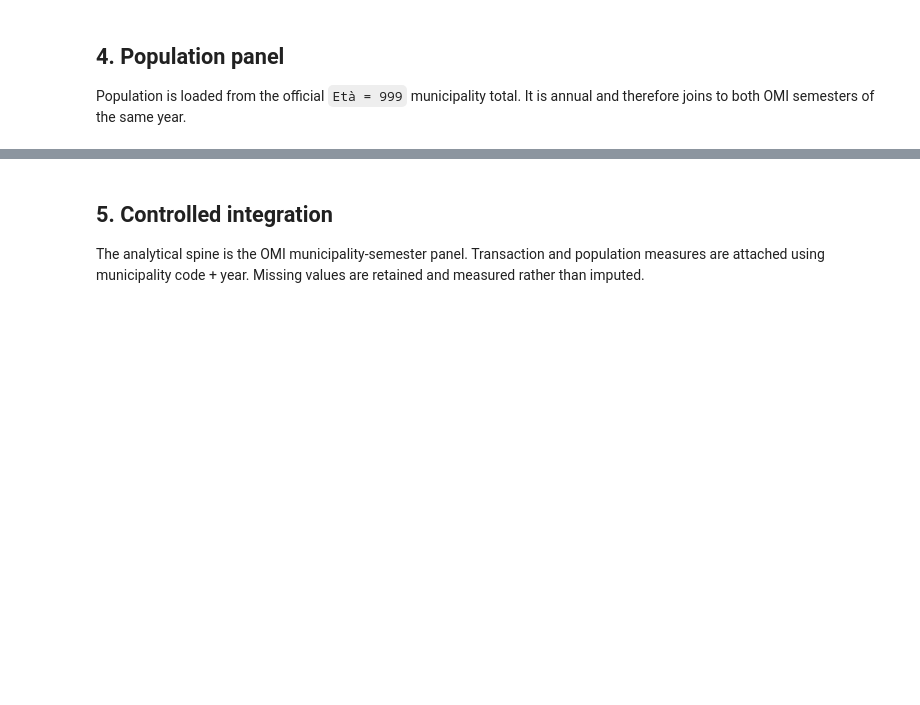
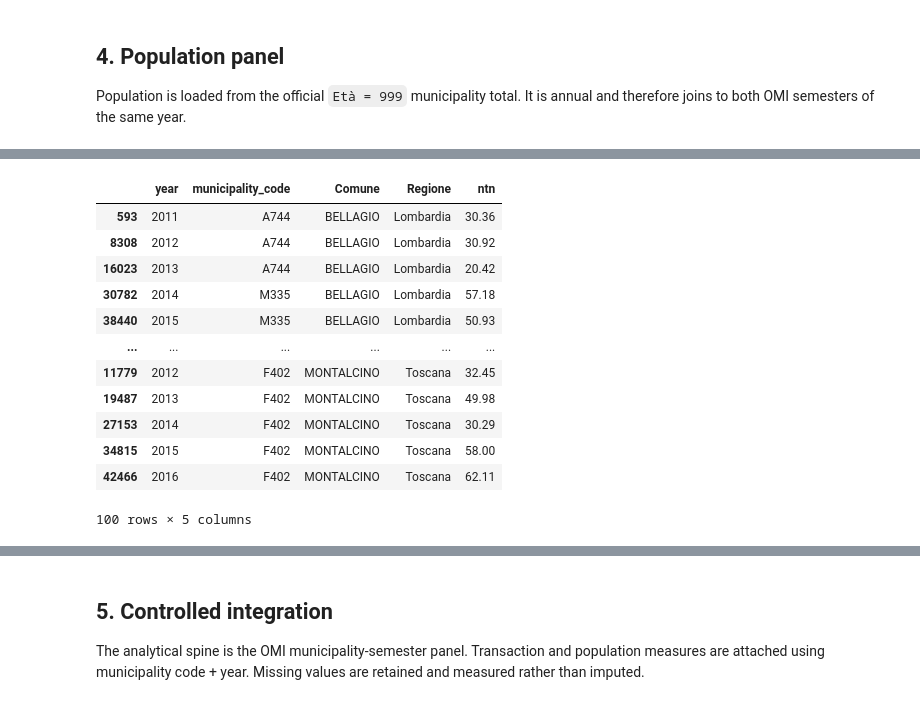
Before and after one commit to danielematix67-boop/italian-real-estate-analysis, a Jupyter notebook: notebooks/04_market_dynamics_integration.ipynb, the cells around one changed output, grey strips where cells are left out. Saved outputs shown, nothing was run; the diff lists cells and outputs as text; code cells hidden in the pictures; blank space fills up the shorter version.

```diff
--- a/notebooks/04_market_dynamics_integration.ipynb
+++ b/notebooks/04_market_dynamics_integration.ipynb
@@ -168,0 +884,32 @@ display(population.head())
+# %%
+ambiguous_codes = (
+    transaction_names
+    .groupby(['Comune', 'Regione'])
+    .filter(lambda x: x['municipality_code'].nunique() > 1)
+    ['municipality_code']
+    .unique()
+)
+
+display(
+    transactions[
+        transactions['municipality_code'].isin(ambiguous_codes)
+    ][
+        ['year', 'municipality_code', 'Comune', 'Regione', 'ntn']
+    ]
+    .sort_values(['Comune', 'year', 'municipality_code'])
+    .head(100)
+)
+# %% [output]
+|  | year | municipality_code | Comune | Regione | ntn |
+| 593 | 2011 | A744 | BELLAGIO | Lombardia | 30.36 |
+| 8308 | 2012 | A744 | BELLAGIO | Lombardia | 30.92 |
+| 16023 | 2013 | A744 | BELLAGIO | Lombardia | 20.42 |
+| 30782 | 2014 | M335 | BELLAGIO | Lombardia | 57.18 |
+| 38440 | 2015 | M335 | BELLAGIO | Lombardia | 50.93 |
+| ... | ... | ... | ... | ... | ... |
+| 11779 | 2012 | F402 | MONTALCINO | Toscana | 32.45 |
+| 19487 | 2013 | F402 | MONTALCINO | Toscana | 49.98 |
+| 27153 | 2014 | F402 | MONTALCINO | Toscana | 30.29 |
+| 34815 | 2015 | F402 | MONTALCINO | Toscana | 58.00 |
+| 42466 | 2016 | F402 | MONTALCINO | Toscana | 62.11 |
+100 rows × 5 columns
```
Also changed, not shown: parts of 25 cells of this notebook, 3 other files.
